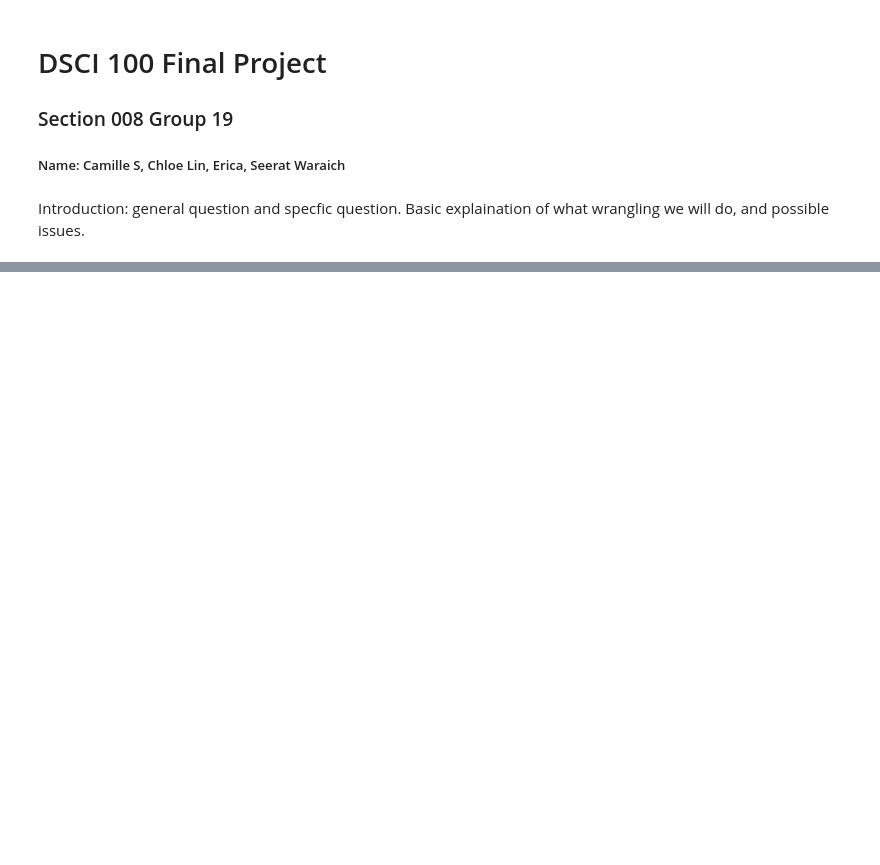
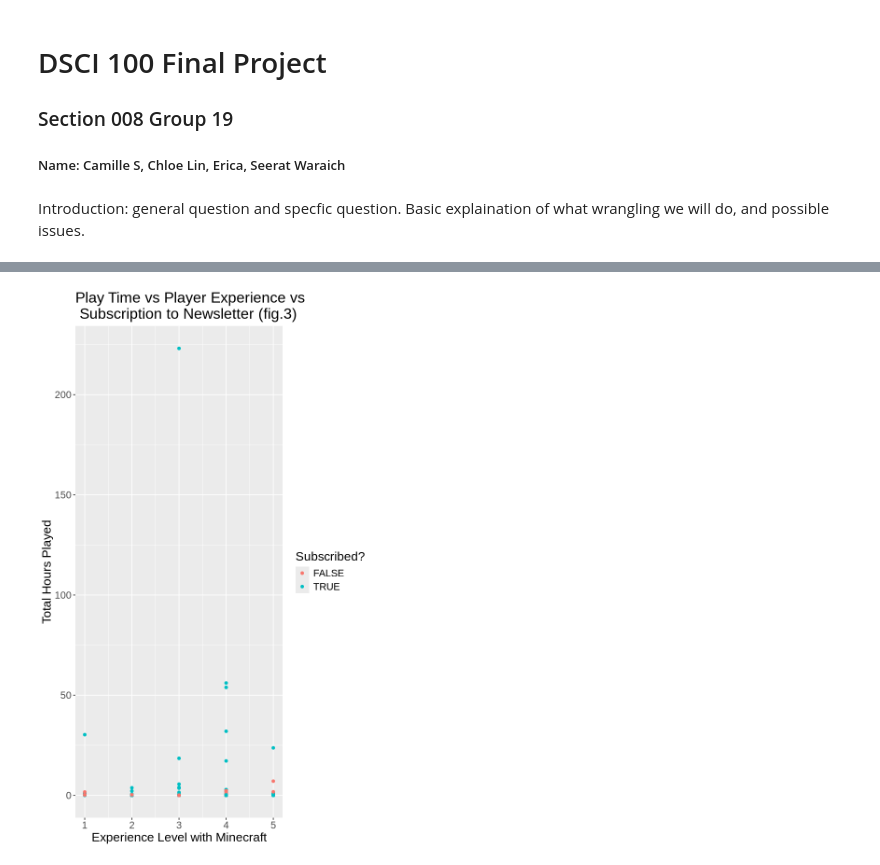
Before and after one commit to camillesnyder/Final-Project, a Jupyter notebook: Final-Project.ipynb, the cells around one changed output, grey strips where cells are left out. Drawn from its saved outputs; the diff is of its cells as text; code cells hidden in the pictures; blank space fills up the shorter version.

```diff
--- a/Final-Project.ipynb
+++ b/Final-Project.ipynb
@@ -55,0 +113,15 @@ dbl (2): original_start_time, original_end_time
+# %%
+options(repr.plot.height = 10)
+#include log scale for hours played
+total_hrs_vs_experience_vs_subscribed <- players_wrang|>
+    ggplot( aes(y = played_hours, x = experience, color = subscribe))+
+    geom_point()+
+    labs(y = "Total Hours Played",
+         x = "Experience Level with Minecraft",
+         title = "Play Time vs Player Experience vs \n Subscription to Newsletter (fig.3)",
+        color = "Subscribed?")+
+    theme(text = element_text(size = 16))
+
+total_hrs_vs_experience_vs_subscribed
+# %% [output]
+[figure, added]
```
Also changed, not shown: parts of 11 cells of this notebook.
